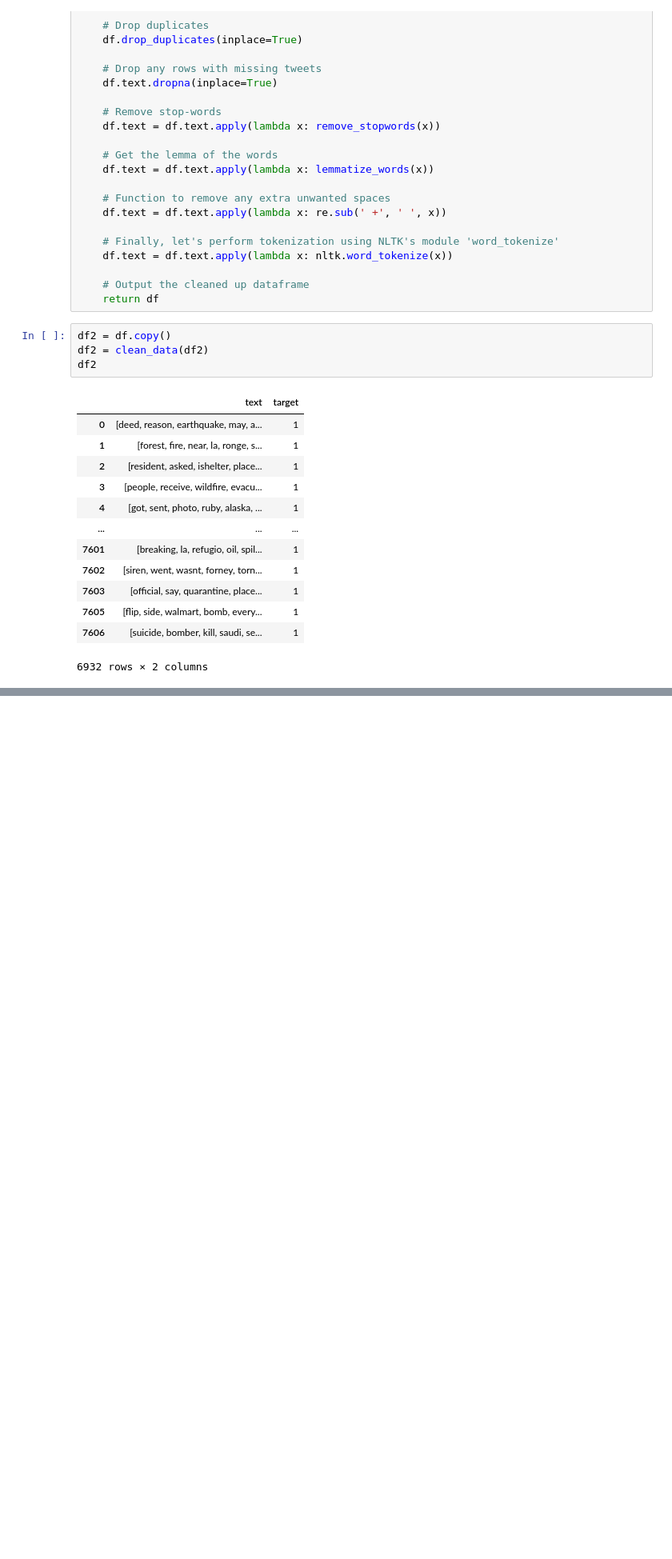
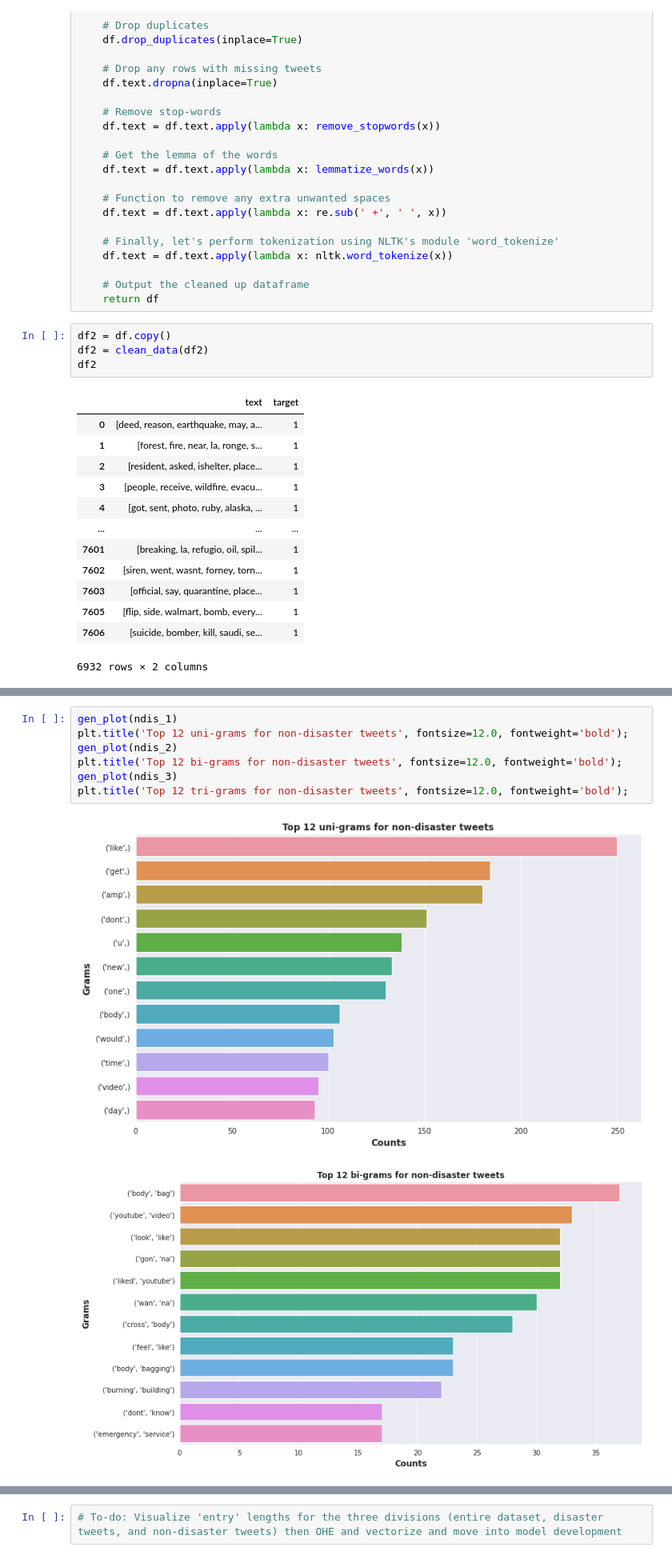
Before and after one commit to axiom9/WebScraping_and_NLP, a Jupyter notebook: NLP_Tasks.ipynb, the cells around one changed output, grey strips where cells are left out. Shown: that part at 80% size. Cells and saved outputs as stored; diff of their text form; blank space fills up the shorter version.

```diff
--- a/NLP_Tasks.ipynb
+++ b/NLP_Tasks.ipynb
@@ -273,0 +390,10 @@ df2
+# %%
+gen_plot(ndis_1)
+plt.title('Top 12 uni-grams for non-disaster tweets', fontsize=12.0, fontweight='bold');
+gen_plot(ndis_2)
+plt.title('Top 12 bi-grams for non-disaster tweets', fontsize=12.0, fontweight='bold');
+gen_plot(ndis_3)
+plt.title('Top 12 tri-grams for non-disaster tweets', fontsize=12.0, fontweight='bold');
+# %% [output]
+[figure, added]
+[figure, added]
@@ -273,0 +401,2 @@ df2
+# %%
+# To-do: Visualize 'entry' lengths for the three divisions (entire dataset, disaster tweets, and non-disaster tweets) then OHE and vectorize and move into model development
```
Also changed, not shown: parts of 17 cells of this notebook.
